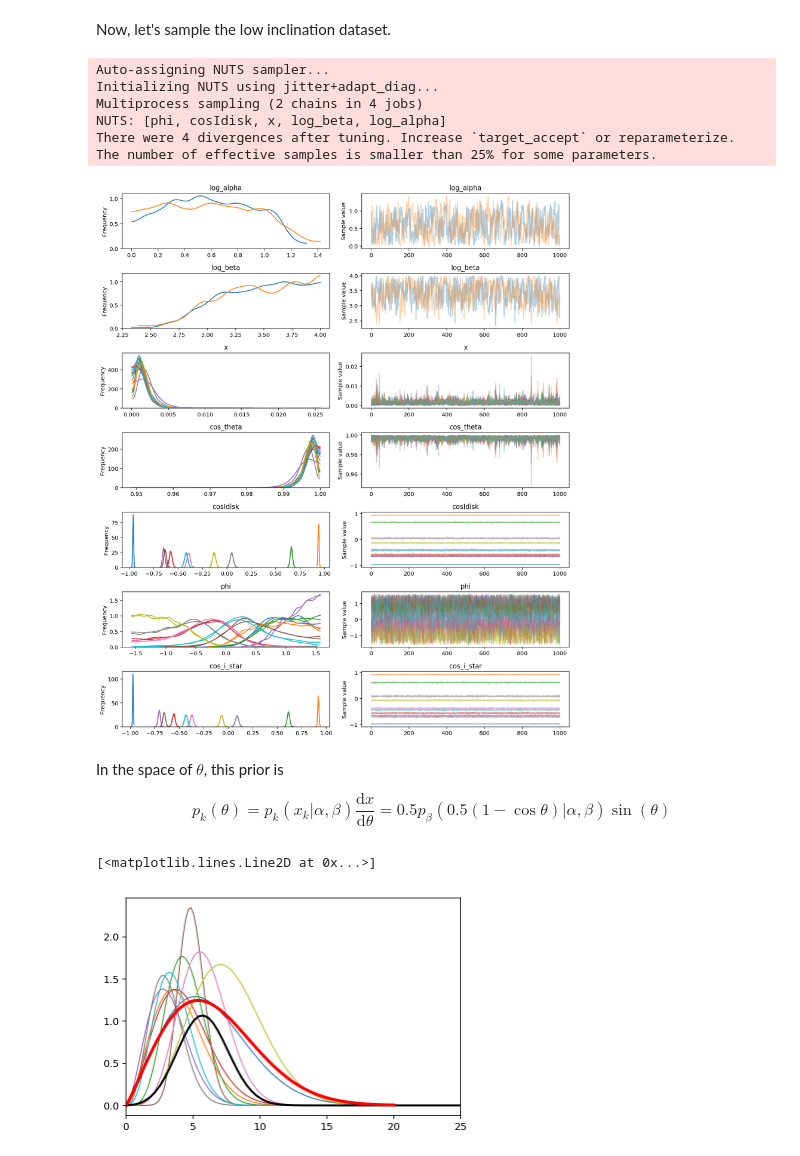
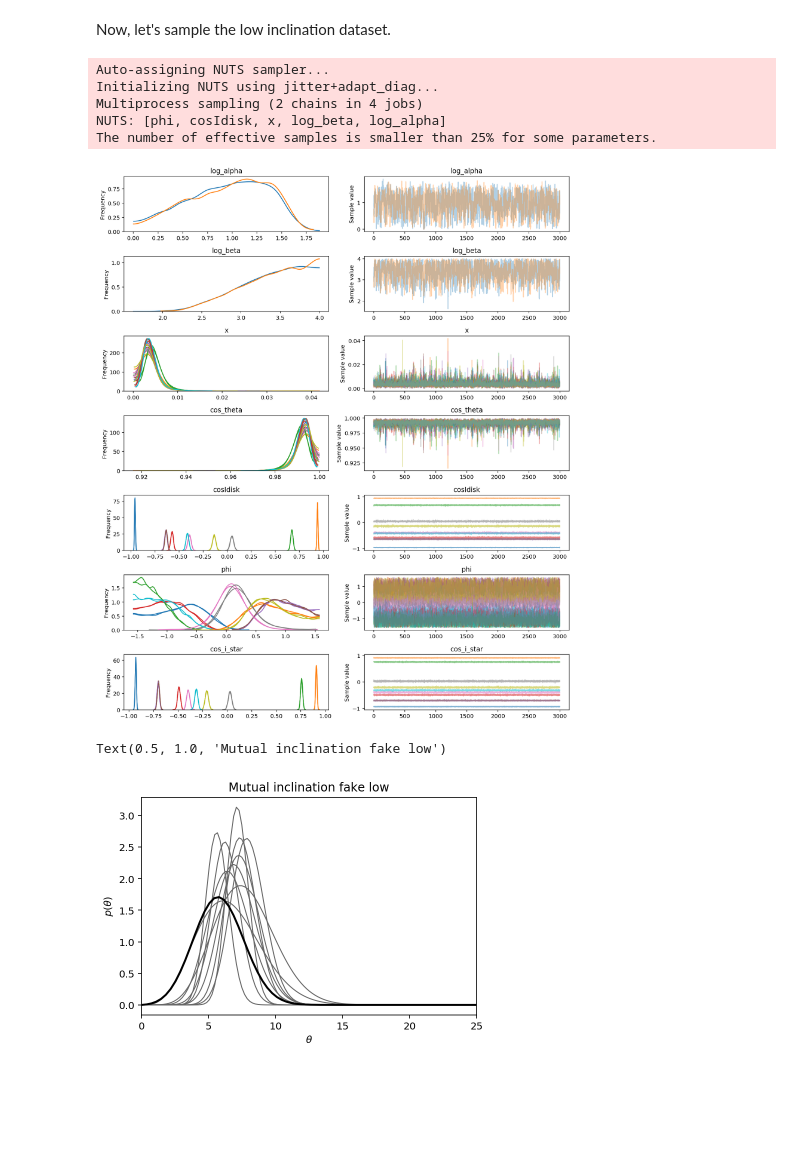
Before and after one commit to iancze/hierarchical-mutual-inclinations, a Jupyter notebook: MutualInclinations.ipynb, the cells around one changed output. Saved outputs shown, nothing was run; the diff lists cells and outputs as text; code cells hidden in the pictures; blank space fills up the shorter version.

```diff
--- a/MutualInclinations.ipynb
+++ b/MutualInclinations.ipynb
@@ -70,11 +70,11 @@ deg = np.pi/180.0
 # When sampling distributions it helps to make sensible (well-behaved) choices of parameterizations.
 # For this reason we are using the cosine of inclination and all angles are in radians.
 # cos (i_disk), Omega_disk, cos(i_star)
-data = np.array([np.cos(33.5 * deg), 256.0 * deg, np.cos(33.42 * deg)])
+data = np.array([np.cos(33.5 * deg), 256.0 * deg, np.cos(33.4 * deg)])
 
 # We've also converted the inclination uncertainties to cos() via propagation of error
 # sigma_cos_i = sin(i) * sigma_i (where sigma_i is in radians)
-sigma = np.array([ np.sin(33.5 * deg) * 1.4 * deg, 1.0 * deg, np.sin(33.42 * deg) * 0.58 * deg])
+sigma = np.array([ np.sin(33.5 * deg) * 1.4 * deg, 1.0 * deg, np.sin(33.4 * deg) * 0.6 * deg])
 # %%
 # This is how we set up a model in PyMC3. Basically, we use a special `model` context and then
 # declare random variables as being drawn from some distribution.
@@ -836,54 +822,44 @@ with pm.Model() as low_model:
 # %%
 # sample the model!
 with low_model:
-    low_trace = pm.sample(draws=5000, tune=40000, chains=2, nuts_kwargs={"target_accept":0.95})
+    low_trace = pm.sample(draws=3000, tune=20000, chains=2, nuts_kwargs={"target_accept":0.95})
 # %% [output]
 Auto-assigning NUTS sampler...
 Initializing NUTS using jitter+adapt_diag...
 Multiprocess sampling (2 chains in 4 jobs)
 NUTS: [phi, cosIdisk, x, log_beta, log_alpha]
-There were 4 divergences after tuning. Increase `target_accept` or reparameterize.
 The number of effective samples is smaller than 25% for some parameters.
 # %%
 pm.traceplot(low_trace);
 # %% [output]
-[figure, old version]
+[figure, new version]
-# %% [markdown]
-In the space of $\theta$, this prior is
-
-$$
-p_k(\theta) = p_k(x_k| \alpha, \beta) \frac{\mathrm{d}x}{\mathrm{d}\theta} = 0.5 p_\beta(0.5(1 - \cos \theta) | \alpha, \beta) \sin(\theta)
-$$
 # %%
 N_realizations = 10
 
 N_samples = len(low_trace)
 ind = np.random.choice(range(N_samples), size=N_realizations)
 alphas = 10**low_trace["log_alpha"][ind]
 betas =  10**low_trace["log_beta"][ind]
 
 thetas = np.linspace(0, 20, num=100)
 xs = 0.5 * (1.0 - np.cos(thetas * deg))
 
 fig, ax = plt.subplots(nrows=1)
 
 for (alpha, beta) in zip(alphas, betas):
     y = pm.Beta.dist(alpha=alpha, beta=beta) # query the PyMC3 implementation
     ys = np.exp(0.5 * np.array([y.logp(x).eval() for x in xs])) * np.sin(thetas * deg)
 
 #     ax.plot(xs, ys)
     ax.plot(thetas, ys, lw=1.0, color="0.4")
 
 # plot the actual distribution as a dotted black line
-ax.plot(dis, p_is/norm[0] * 5, color="k", lw=2.0);
+ax.plot(dis, p_is/norm[0] * 8, color="k", lw=2.0);
 ax.set_xlim(0, 25)
-
-# y = pm.Beta.dist(alpha=1.1, beta=500) # query the PyMC3 implementation
-# ys = np.exp(0.5 * np.array([y.logp(x).eval() for x in xs])) * np.sin(thetas * deg)
-
-# #     ax.plot(xs, ys)
-# ax.plot(thetas, ys, lw=3.0, color="r")
+ax.set_xlabel(r"$\theta$")
+ax.set_ylabel(r"$p(\theta)$")
+ax.set_title("Mutual inclination fake low")
 # %% [output]
-[<matplotlib.lines.Line2D at 0x...>]
+Text(0.5, 1.0, 'Mutual inclination fake low')
-[figure, old version]
+[figure, new version]
 # %%
```
Also changed, not shown: parts of 18 cells of this notebook.
